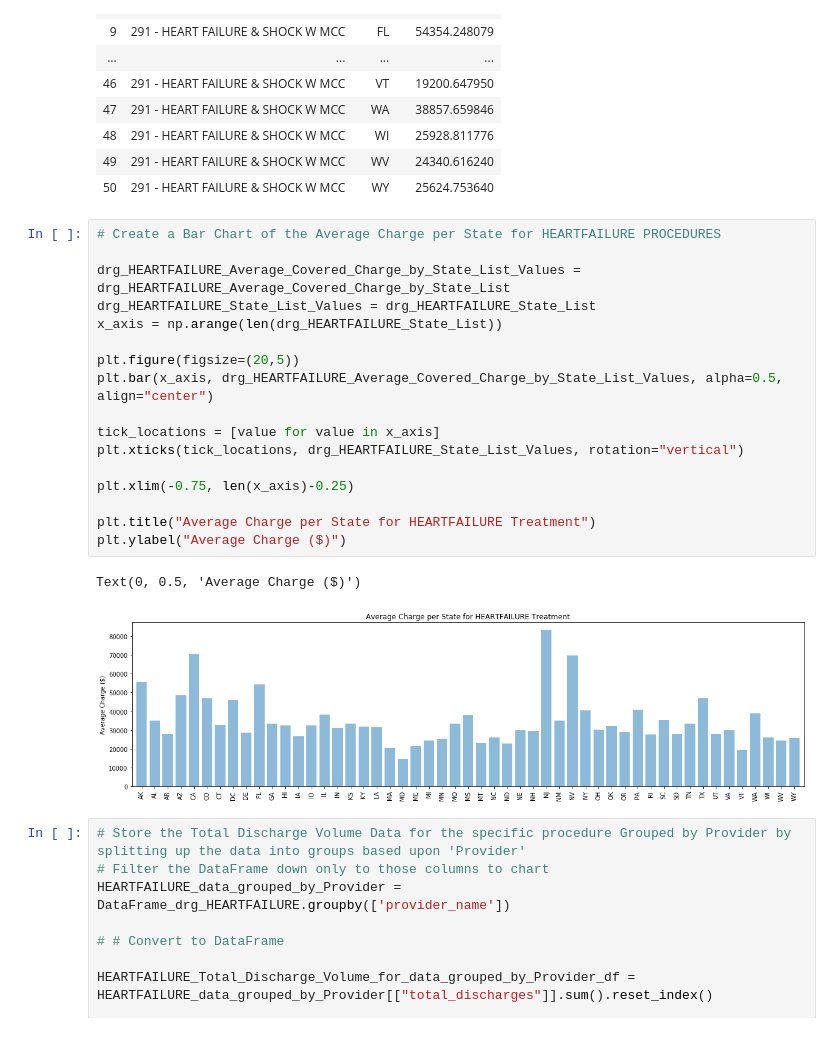
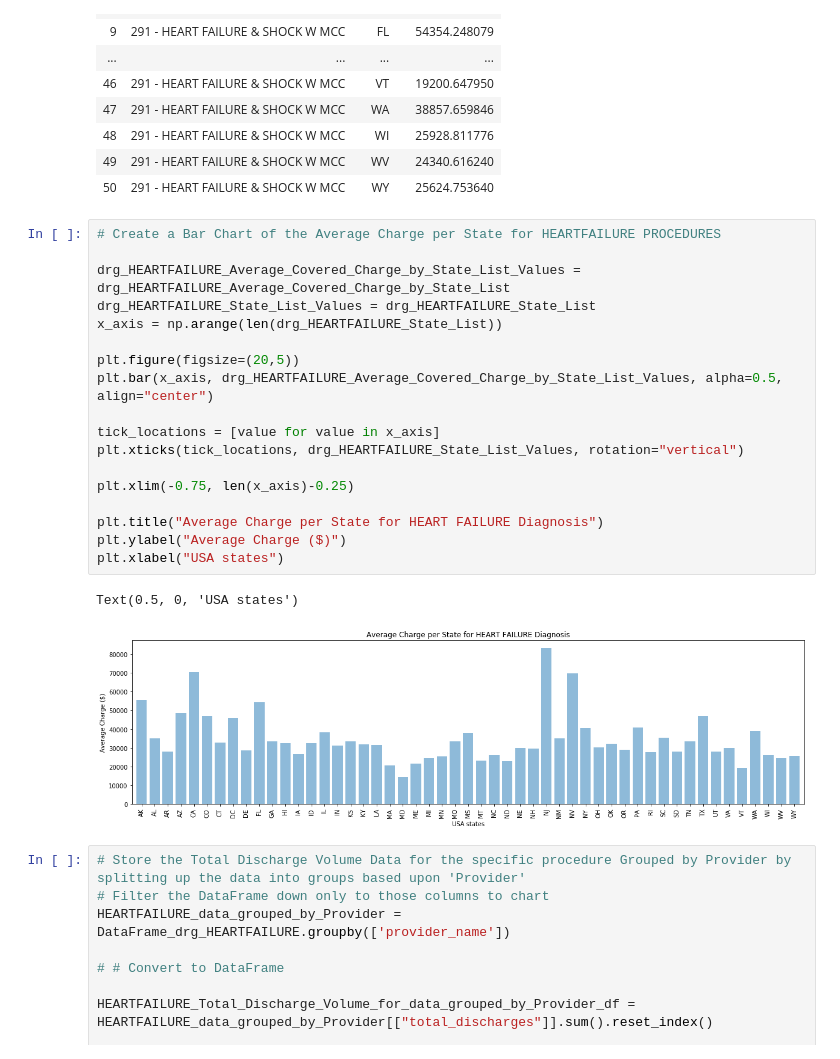
Before and after one commit to santannarenata/Healthcare_project, a Jupyter notebook: Code-API Updated.ipynb, the cells around one changed output. Saved outputs shown, nothing was run; the diff lists cells and outputs as text.

```diff
--- a/Code-API Updated.ipynb
+++ b/Code-API Updated.ipynb
@@ -2143,23 +2146,24 @@ Average_Charge_of_HEARTFAILURE_per_State
 # %%
 # Create a Bar Chart of the Average Charge per State for HEARTFAILURE PROCEDURES
 
 drg_HEARTFAILURE_Average_Covered_Charge_by_State_List_Values = drg_HEARTFAILURE_Average_Covered_Charge_by_State_List
 drg_HEARTFAILURE_State_List_Values = drg_HEARTFAILURE_State_List
 x_axis = np.arange(len(drg_HEARTFAILURE_State_List))
 
 plt.figure(figsize=(20,5))
 plt.bar(x_axis, drg_HEARTFAILURE_Average_Covered_Charge_by_State_List_Values, alpha=0.5, align="center")
 
 tick_locations = [value for value in x_axis]
 plt.xticks(tick_locations, drg_HEARTFAILURE_State_List_Values, rotation="vertical")
 
 plt.xlim(-0.75, len(x_axis)-0.25)
 
-plt.title("Average Charge per State for HEARTFAILURE Treatment")
+plt.title("Average Charge per State for HEART FAILURE Diagnosis")
 plt.ylabel("Average Charge ($)")
+plt.xlabel("USA states")
 # %% [output]
-Text(0, 0.5, 'Average Charge ($)')
+Text(0.5, 0, 'USA states')
-[figure, old version]
+[figure, new version]
 # %%
 # Store the Total Discharge Volume Data for the specific procedure Grouped by Provider by splitting up the data into groups based upon 'Provider'
 # Filter the DataFrame down only to those columns to chart
```
Also changed, not shown: parts of 4 cells of this notebook.
